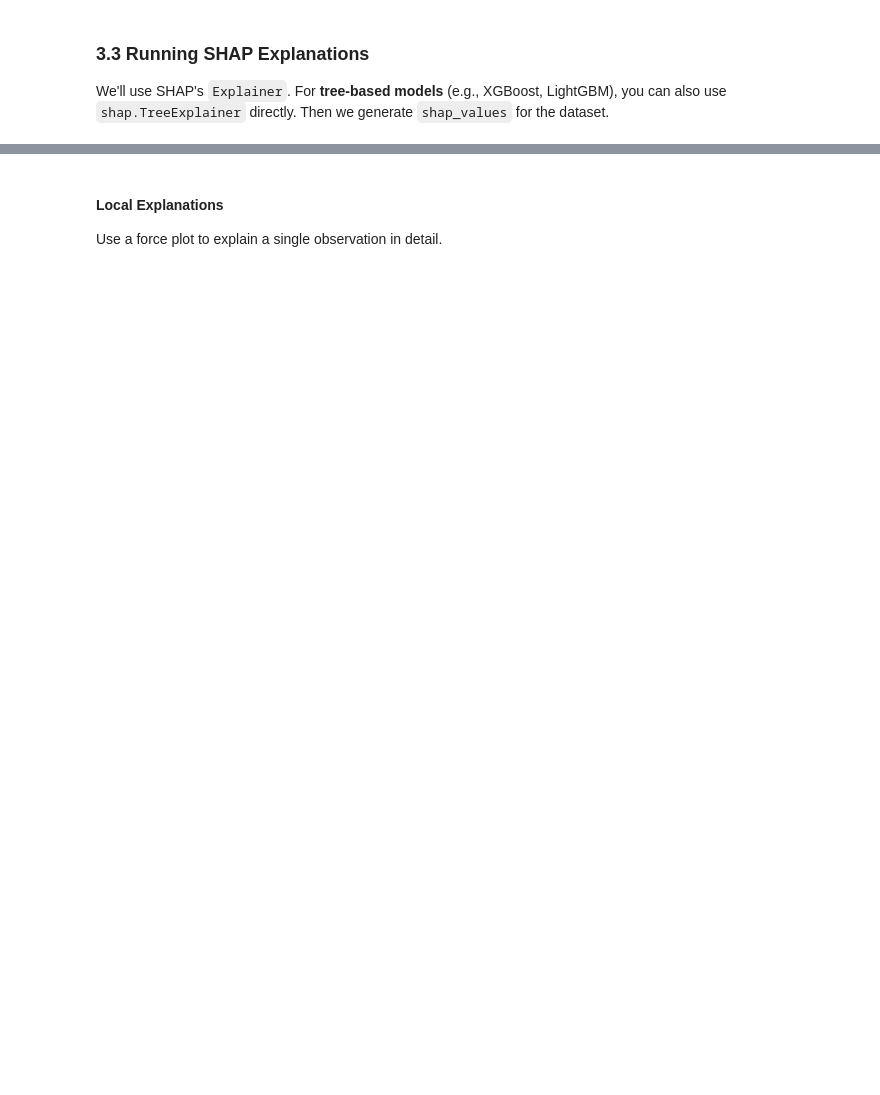
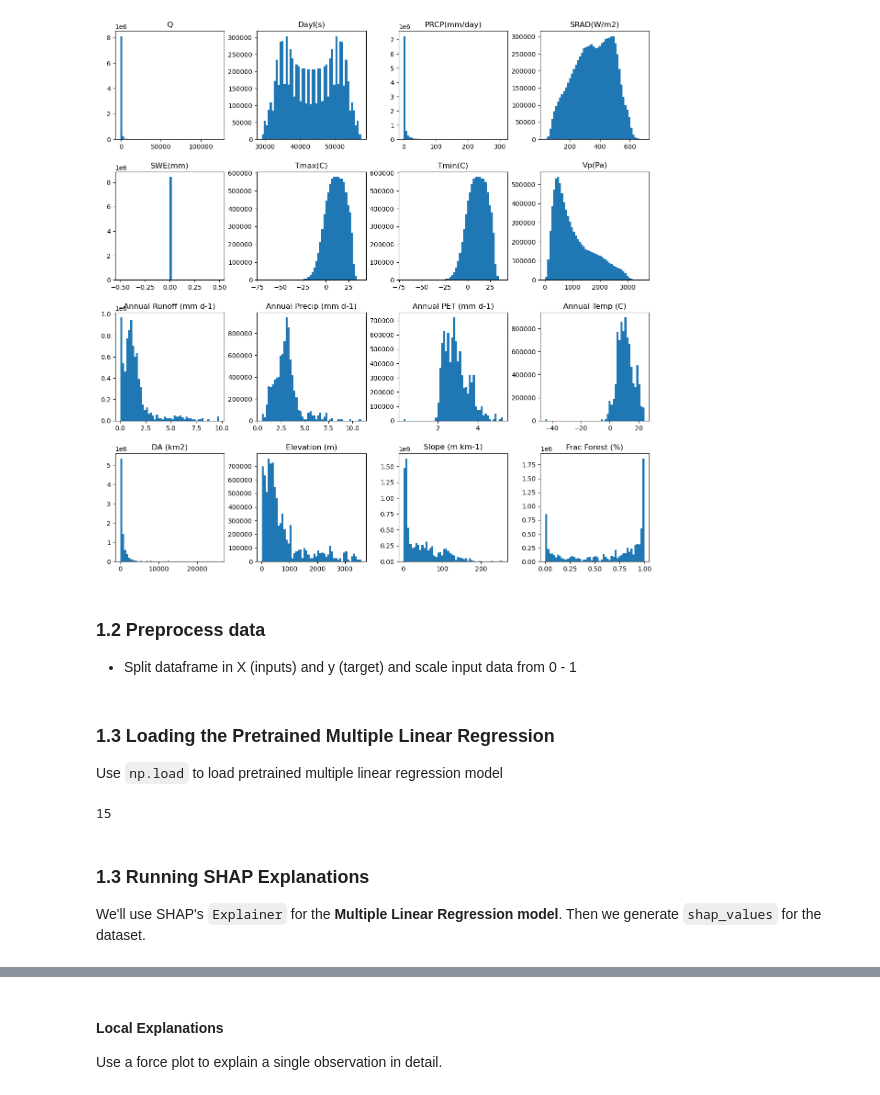
Before and after one commit to ghmyers/SHAPWorkshopDevCon, a Jupyter notebook: notebooks/shap_workshop.ipynb, the cells around one changed output, grey strips where cells are left out. Cells and saved outputs as stored; diff of their text form; code cells hidden in the pictures; blank space fills up the shorter version.

```diff
--- a/notebooks/shap_workshop.ipynb
+++ b/notebooks/shap_workshop.ipynb
@@ -97,0 +30,19 @@ Use `joblib.load` or `pickle.load`, depending on how you saved it.
+# %%
+# Set project directories
+import os
+# Back out one directory to project folder
+PROJECT_DIR = os.path.dirname(os.path.abspath(''))
+os.chdir(PROJECT_DIR)
+
+# Set directories
+DATA_DIR = os.path.join(PROJECT_DIR, 'data', 'processed')
+FIGURE_DIR = os.path.join(PROJECT_DIR, 'outputs','figures')
+OUTPUT_DIR = os.path.join(PROJECT_DIR, "outputs")
+MODEL_DIR = os.path.join(PROJECT_DIR, "models")
+CONFIG_DIR = os.path.join(PROJECT_DIR, "config")
+# %%
+# Read in your data
+import pandas as pd
+df = pd.read_csv(os.path.join(DATA_DIR, 'CAMELS.csv'), index_col=0)
+df.index = pd.to_datetime(df.index)
+df.head()
@@ -97,0 +57,3 @@ Use `joblib.load` or `pickle.load`, depending on how you saved it.
+# %%
+df.drop(columns=['STAID'], inplace=True)
+print(df.isna().sum())
@@ -97,0 +78,10 @@ Use `joblib.load` or `pickle.load`, depending on how you saved it.
+# %%
+import matplotlib.pyplot as plt
+
+df.hist(bins=50, figsize=(15, 15), grid=False)
+plt.show()
+# %% [output]
+[figure, added]
+# %% [markdown]
+### 1.2 Preprocess data
+- Split dataframe in X (inputs) and y (target) and scale input data from 0 - 1
@@ -98,3 +103,25 @@ Use `joblib.load` or `pickle.load`, depending on how you saved it.
+# %% [markdown]
+### 1.3 Loading the Pretrained Multiple Linear Regression
+Use `np.load` to load pretrained multiple linear regression model
+# %%
+# Load in pre-trained multiple linear regression model
+import numpy as np
+from sklearn.linear_model import LinearRegression
+
+# Load in model from .npz file
+w = np.load(os.path.join(MODEL_DIR, "linear_regression_weights.npz"), allow_pickle=True)
+
+# Extract coefficients, intercepts, and feature names
+linreg = LinearRegression()
+linreg.coef_           = w["coef"]
+linreg.intercept_      = w["intercept"][()]
+linreg.n_features_in_  = int(w["n_features_in"])
+
+# Restore column labels
+if w["feature_names_in"] is not None:
+    linreg.feature_names_in_ = w["feature_names_in"]
+# %% [output]
+15
 # %% [markdown]
-### 3.3 Running SHAP Explanations
-We'll use SHAP's `Explainer`. For **tree-based models** (e.g., XGBoost, LightGBM), you can also use `shap.TreeExplainer` directly. Then we generate `shap_values` for the dataset.
+### 1.3 Running SHAP Explanations
+We'll use SHAP's `Explainer` for the **Multiple Linear Regression model**. Then we generate `shap_values` for the dataset.
```
Also changed, not shown: parts of 35 cells of this notebook, 10 other files.
